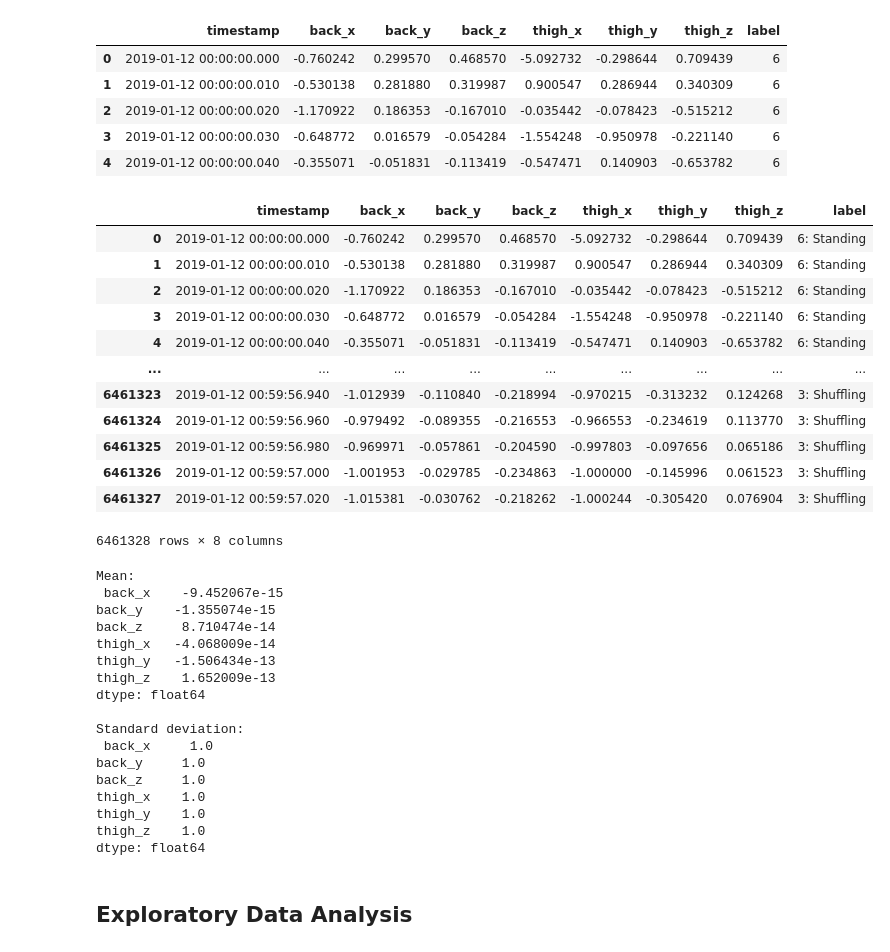
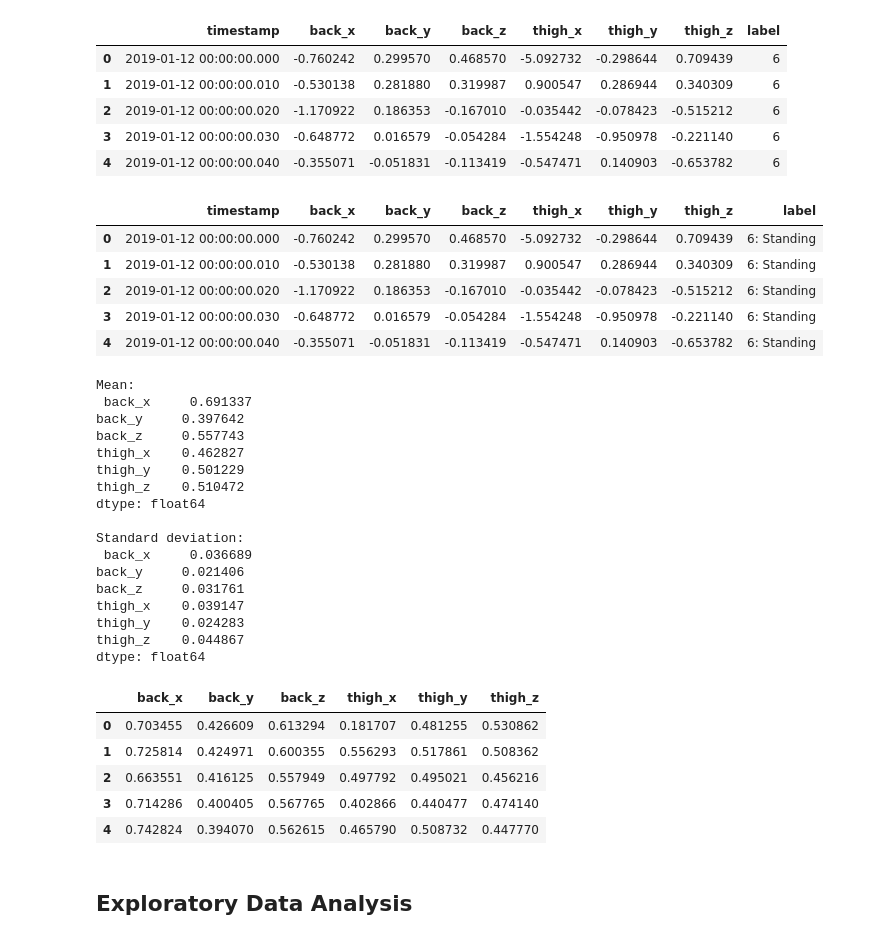
Before and after one commit to Root18D/AAI-501--Machine-Learning, a Jupyter notebook: Notebooks/AppendixA-SVMAnalysis.ipynb, the cells around one changed output. Saved outputs shown, nothing was run; the diff lists cells and outputs as text; code cells hidden in the pictures.

```diff
--- a/Notebooks/AppendixA-SVMAnalysis.ipynb
+++ b/Notebooks/AppendixA-SVMAnalysis.ipynb
@@ -57,36 +58,29 @@ df.head()
 # %%
 # Map Activity Labels
 activity_label = {
     1: '1: Walking',
     2: '2: Running',
     3: '3: Shuffling',
     4: '4: Stairs (Ascending)',
     5: '5: Stairs (Descending)',
     6: '6: Standing',
     7: '7: Sitting',
     8: '8: Lying',
     13: '9: Cycling (Sit)',
     14: '10: Cycling (Stand)',
     130: '11: Cycling (Sit, Inactive)',
     140: '12: Cycling (Stand, Inactive)'
 }
 df_map = df.copy()
 df_map['label'] = df['label'].replace(activity_label)
-df_map
+df_map.head()
 # %% [output]
 |  | timestamp | back_x | back_y | back_z | thigh_x | thigh_y | thigh_z | label |
 | 0 | 2019-01-12 00:00:00.000 | -0.760242 | 0.299570 | 0.468570 | -5.092732 | -0.298644 | 0.709439 | 6: Standing |
 | 1 | 2019-01-12 00:00:00.010 | -0.530138 | 0.281880 | 0.319987 | 0.900547 | 0.286944 | 0.340309 | 6: Standing |
 | 2 | 2019-01-12 00:00:00.020 | -1.170922 | 0.186353 | -0.167010 | -0.035442 | -0.078423 | -0.515212 | 6: Standing |
 | 3 | 2019-01-12 00:00:00.030 | -0.648772 | 0.016579 | -0.054284 | -1.554248 | -0.950978 | -0.221140 | 6: Standing |
 | 4 | 2019-01-12 00:00:00.040 | -0.355071 | -0.051831 | -0.113419 | -0.547471 | 0.140903 | -0.653782 | 6: Standing |
-| ... | ... | ... | ... | ... | ... | ... | ... | ... |
-| 6461323 | 2019-01-12 00:59:56.940 | -1.012939 | -0.110840 | -0.218994 | -0.970215 | -0.313232 | 0.124268 | 3: Shuffling |
-| 6461324 | 2019-01-12 00:59:56.960 | -0.979492 | -0.089355 | -0.216553 | -0.966553 | -0.234619 | 0.113770 | 3: Shuffling |
-| 6461325 | 2019-01-12 00:59:56.980 | -0.969971 | -0.057861 | -0.204590 | -0.997803 | -0.097656 | 0.065186 | 3: Shuffling |
-| 6461326 | 2019-01-12 00:59:57.000 | -1.001953 | -0.029785 | -0.234863 | -1.000000 | -0.145996 | 0.061523 | 3: Shuffling |
-| 6461327 | 2019-01-12 00:59:57.020 | -1.015381 | -0.030762 | -0.218262 | -1.000244 | -0.305420 | 0.076904 | 3: Shuffling |
-6461328 rows × 8 columns
 # %%
 # Function to split into scaled independent and dependent
 def split_and_scale_data(df, cal_test=False):
@@ -94,11 +88,10 @@ def split_and_scale_data(df, cal_test=False):
     x = df[['back_x','back_y','back_z','thigh_x','thigh_y','thigh_z']]
     y = df[['label']].values.ravel()
 
-    # Standardize and Normalize Data
-    scaler = StandardScaler().fit(x)
-#     min_max_scaler = preprocessing.MinMaxScaler()
-#     x_scaled = pd.DataFrame(min_max_scaler.fit_transform(scaler.transform(x)), columns=list(x.columns.tolist()), index=x.index)
-    x_scaled = pd.DataFrame(scaler.transform(x), columns=list(x.columns.tolist()), index=x.index)
+    # Normalize Data
+    min_max_scaler = preprocessing.MinMaxScaler()
+    x_scaled = pd.DataFrame(min_max_scaler.fit_transform(x), columns=list(x.columns.tolist()), index=x.index)
+
     if not cal_test:
         print('Mean:\n', x_scaled.mean())
         print('\nStandard deviation:\n', x_scaled.std())
@@ -110,22 +103,28 @@ x_scaled, y = split_and_scale_data(df_map)
 x_scaled.head()
 # %% [output]
 Mean:
- back_x    -9.452067e-15
-back_y    -1.355074e-15
-back_z     8.710474e-14
-thigh_x   -4.068009e-14
-thigh_y   -1.506434e-13
-thigh_z    1.652009e-13
+ back_x     0.691337
+back_y     0.397642
+back_z     0.557743
+thigh_x    0.462827
+thigh_y    0.501229
+thigh_z    0.510472
 dtype: float64
 
 Standard deviation:
- back_x     1.0
-back_y     1.0
-back_z     1.0
-thigh_x    1.0
-thigh_y    1.0
-thigh_z    1.0
+ back_x     0.036689
+back_y     0.021406
+back_z     0.031761
+thigh_x    0.039147
+thigh_y    0.024283
+thigh_z    0.044867
 dtype: float64
+|  | back_x | back_y | back_z | thigh_x | thigh_y | thigh_z |
+| 0 | 0.703455 | 0.426609 | 0.613294 | 0.181707 | 0.481255 | 0.530862 |
+| 1 | 0.725814 | 0.424971 | 0.600355 | 0.556293 | 0.517861 | 0.508362 |
+| 2 | 0.663551 | 0.416125 | 0.557949 | 0.497792 | 0.495021 | 0.456216 |
+| 3 | 0.714286 | 0.400405 | 0.567765 | 0.402866 | 0.440477 | 0.474140 |
+| 4 | 0.742824 | 0.394070 | 0.562615 | 0.465790 | 0.508732 | 0.447770 |
 # %% [markdown]
 ## Exploratory Data Analysis
 # %%
```
Also changed, not shown: parts of 18 cells of this notebook, 2 other files.
